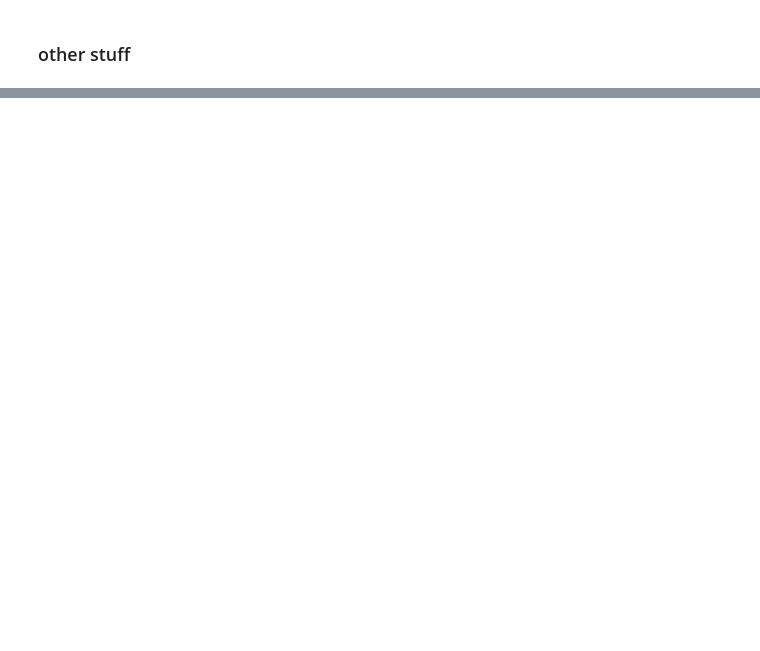
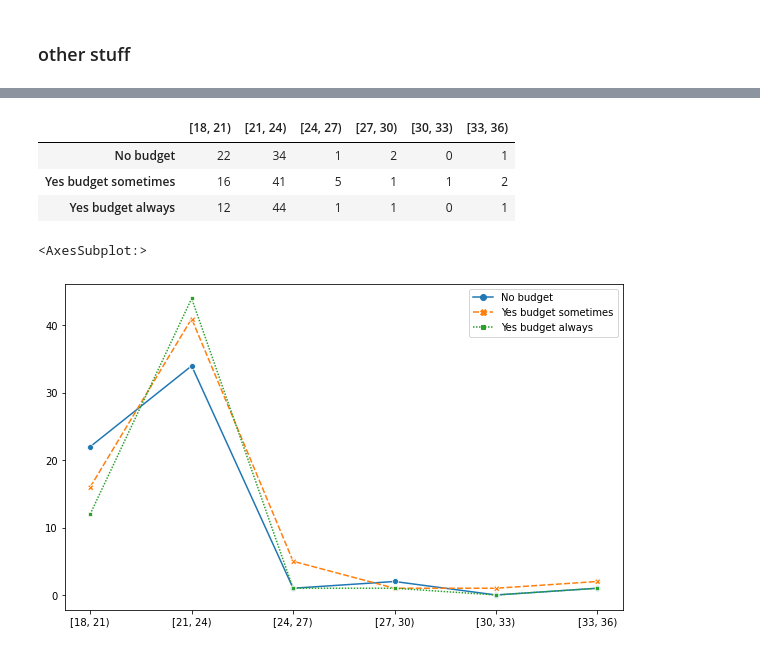
Before and after one commit to Roudranil/Financial-Literacy-project, a Jupyter notebook: eda.ipynb, the cells around one changed output, grey strips where cells are left out. Saved outputs shown, nothing was run; the diff lists cells and outputs as text; code cells hidden in the pictures; blank space fills up the shorter version.

```diff
--- a/eda.ipynb
+++ b/eda.ipynb
@@ -88,0 +132,7 @@ renamed_data
+# %%
+y = 'How do you keep track of your monthly expenses?'
+x = 'Age'
+
+# 18 - 21, 21 - 24, 24 - 27, 27 - 30, 30 - 33, 33+
+
+working_data['Age_group'] = pd.cut(working_data['Age'], bins=[18,21,24,27,30,33,36], include_lowest=True, right=False)
@@ -88,0 +170,18 @@ renamed_data
+# %%
+agegrp_f2_pivot = pd.pivot_table(working_data, columns=['Age_group'], index='Do you prepare a budget to keep track of necessary expenses and savings?', aggfunc='count').iloc[:,:6]
+# %%
+agegrp_f2_pivot.index = ['No budget', 'Yes budget sometimes', 'Yes budget always']
+agegrp_f2_pivot.columns = ["[18, 21)","[21, 24)","[24, 27)","[27, 30)","[30, 33)","[33, 36)"]
+# %%
+agegrp_f2_pivot
+# %% [output]
+|  | [18, 21) | [21, 24) | [24, 27) | [27, 30) | [30, 33) | [33, 36) |
+| No budget | 22 | 34 | 1 | 2 | 0 | 1 |
+| Yes budget sometimes | 16 | 41 | 5 | 1 | 1 | 2 |
+| Yes budget always | 12 | 44 | 1 | 1 | 0 | 1 |
+# %%
+plt.figure(figsize=(10, 6))
+sns.lineplot(data = agegrp_f2_pivot.T, markers=True)
+# %% [output]
+<AxesSubplot:>
+[figure, added]
```
Also changed, not shown: parts of 19 cells of this notebook, 1 other file.
